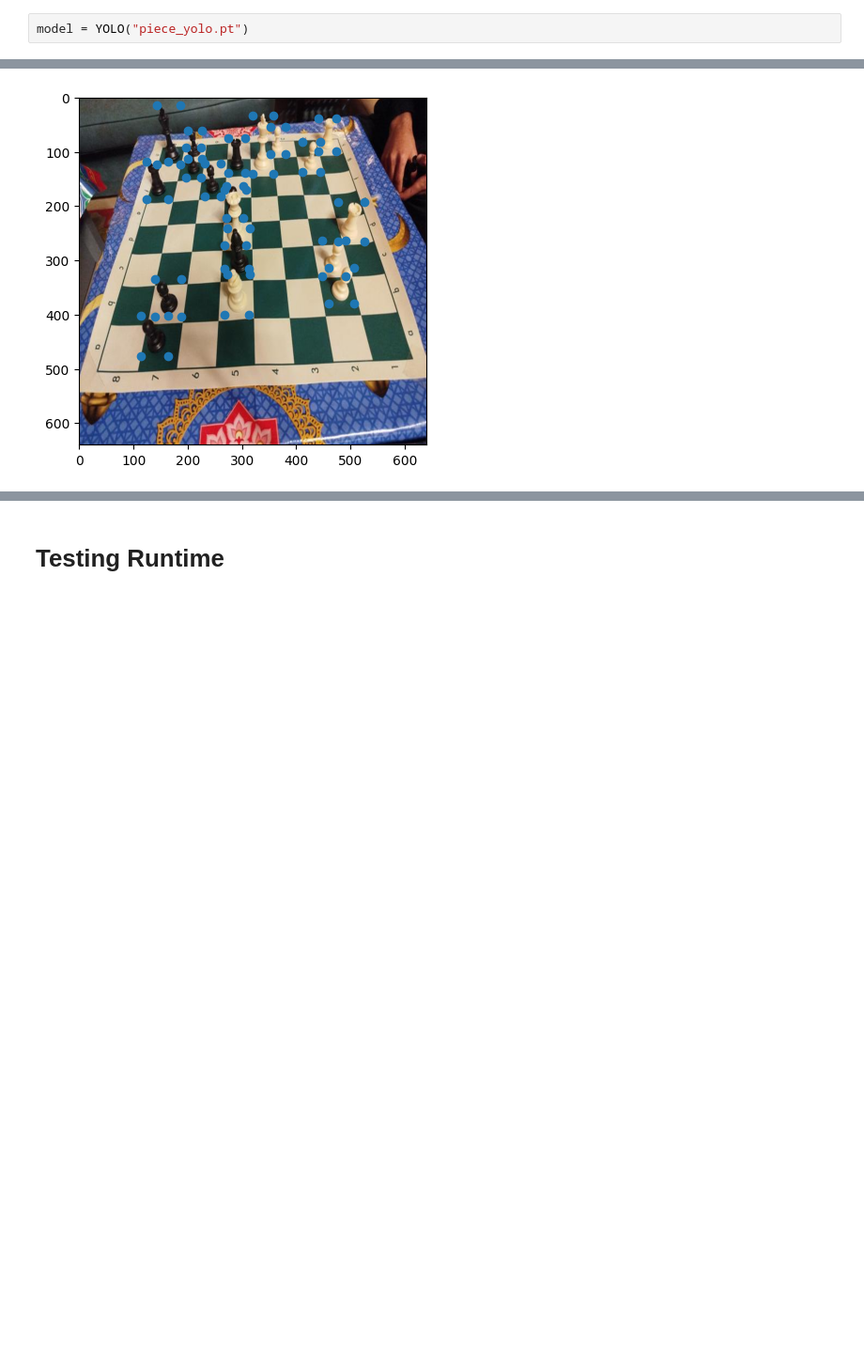
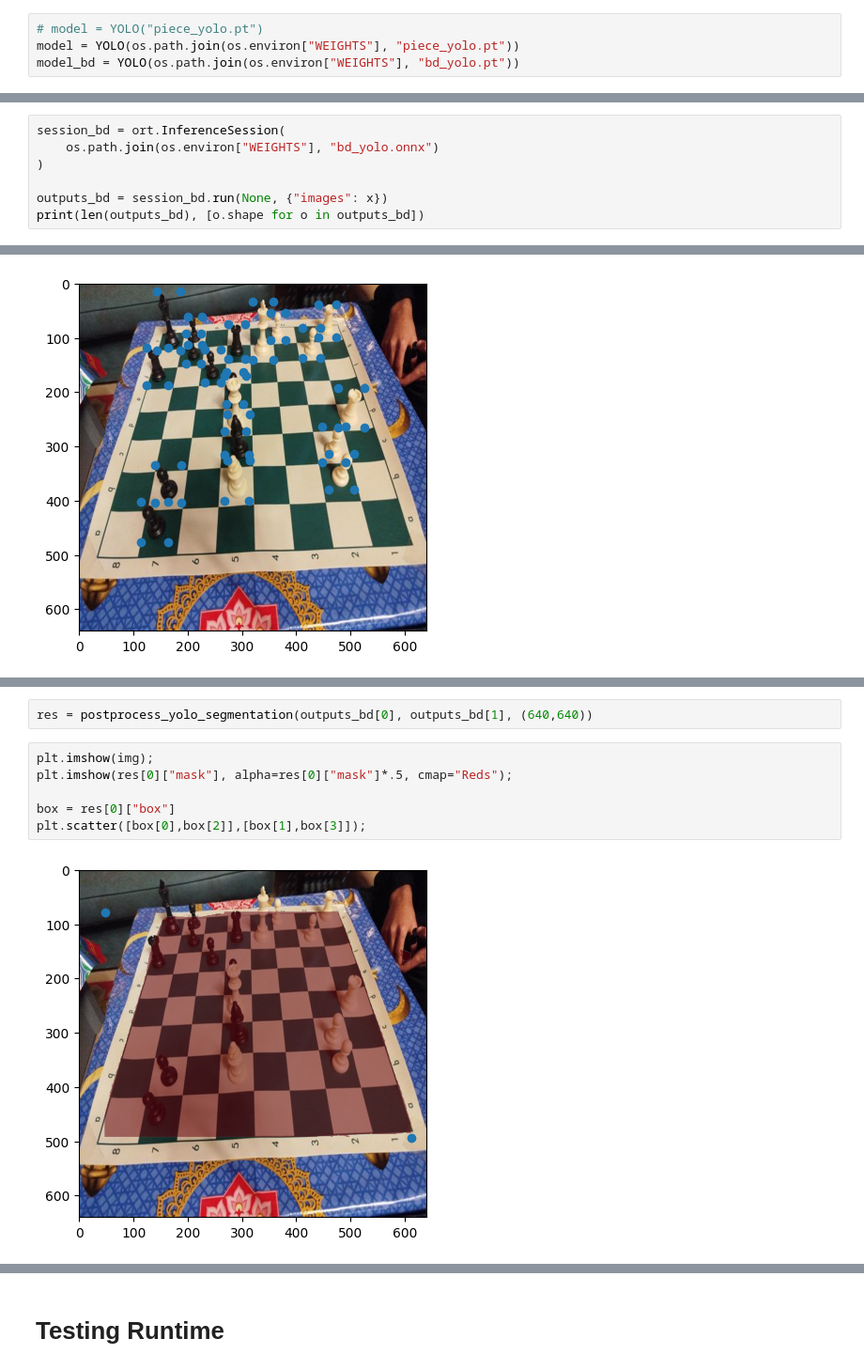
Before and after one commit to MostafaBelo/thesis_chess_lens, a Jupyter notebook: src/compression/main_piece_yolo.ipynb, the cells around one changed output, grey strips where cells are left out. Shown: that part at 94% size. Saved outputs shown, nothing was run; the diff lists cells and outputs as text; blank space fills up the shorter version.

Commit message:
onnx board detector yolo

```diff
--- a/src/compression/main_piece_yolo.ipynb
+++ b/src/compression/main_piece_yolo.ipynb
@@ -16,7 +16,9 @@ import cv2
 # %% [markdown]
 # Create Onnx
 # %%
-model = YOLO("piece_yolo.pt")
+# model = YOLO("piece_yolo.pt")
+model = YOLO(os.path.join(os.environ["WEIGHTS"], "piece_yolo.pt"))
+model_bd = YOLO(os.path.join(os.environ["WEIGHTS"], "bd_yolo.pt"))
 # %%
 model.export(format="onnx",
              opset=13,
@@ -70,3 +82,10 @@ outputs = session.run(None, {"images": x})
 print(len(outputs), [o.shape for o in outputs])
 # %% [output]
 1 [(1, 16, 8400)]
+# %%
+session_bd = ort.InferenceSession(
+    os.path.join(os.environ["WEIGHTS"], "bd_yolo.onnx")
+)
+
+outputs_bd = session_bd.run(None, {"images": x})
+print(len(outputs_bd), [o.shape for o in outputs_bd])
@@ -142,0 +299,10 @@ results = plt.scatter(viewed_corners[:,0], viewed_corners[:,1]);
+# %%
+res = postprocess_yolo_segmentation(outputs_bd[0], outputs_bd[1], (640,640))
+# %%
+plt.imshow(img);
+plt.imshow(res[0]["mask"], alpha=res[0]["mask"]*.5, cmap="Reds");
+
+box = res[0]["box"]
+plt.scatter([box[0],box[2]],[box[1],box[3]]);
+# %% [output]
+[figure, added]
```
Also changed, not shown: parts of 5 cells of this notebook, 1 other file.
